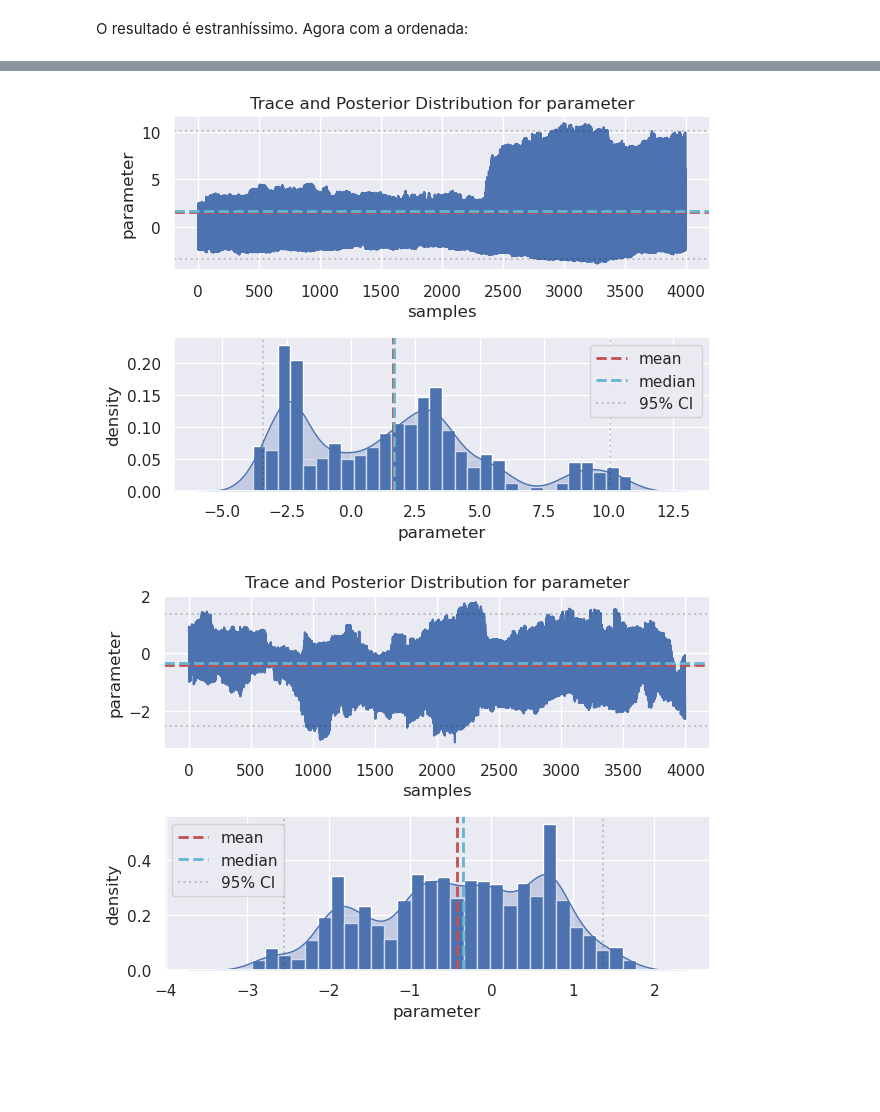
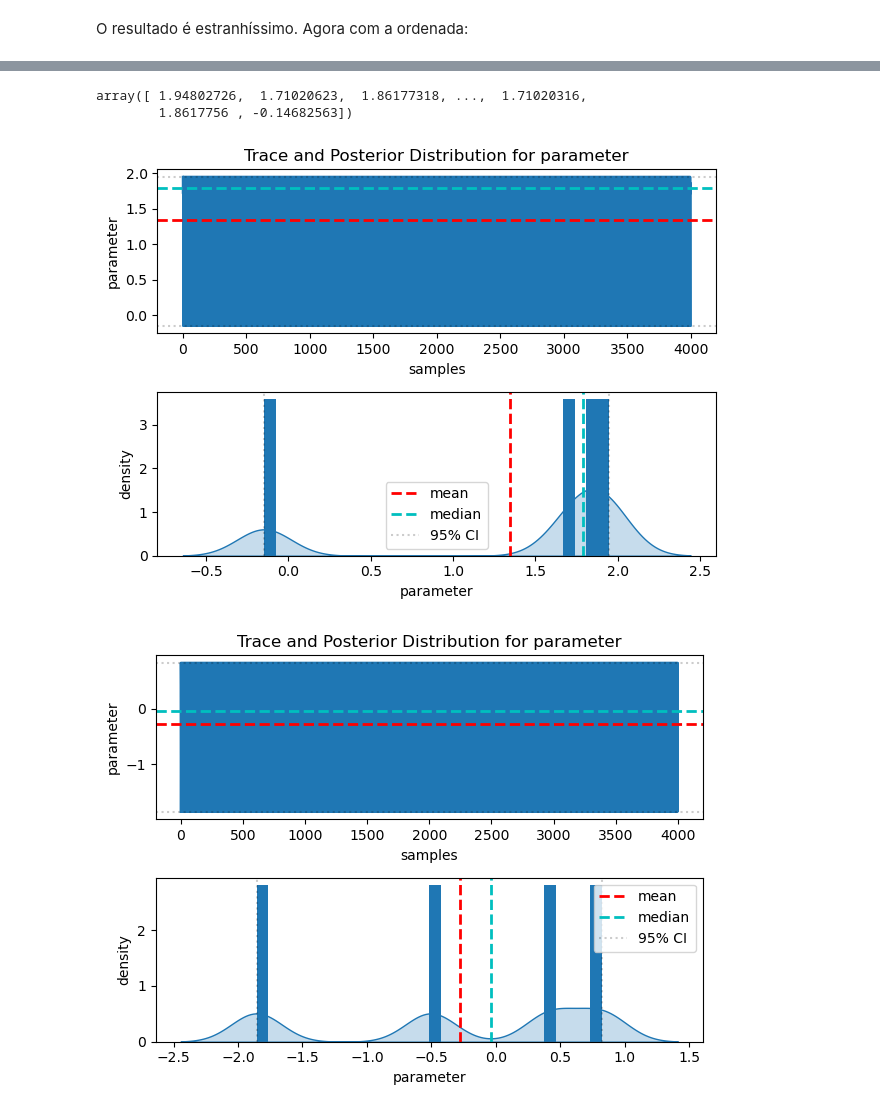
Before and after one commit to LucasWestfal/sensor_analysys, a Jupyter notebook: modelo_1.ipynb, the cells around one changed output, grey strips where cells are left out. Cells and saved outputs as stored; diff of their text form; code cells hidden in the pictures; blank space fills up the shorter version.

```diff
--- a/modelo_1.ipynb
+++ b/modelo_1.ipynb
@@ -272,7 +398,7 @@ model {
     for (i in 1:k){                      // Diffuse normal priors for predictors
         beta[i] ~ normal(0.0, 100);
     }
-    sigma ~ uniform(0, 10);             // Uniform prior for standard deviation
+    sigma ~ uniform(1.007197 - 0.2, 1.007197 + 0.2);             // Uniform prior for standard deviation
 
     y ~ normal(mu2, sigma);              // Likelihood function
 }
@@ -282,13 +408,13 @@ model {
 model = stan.build(stan_code, data)
 
 # perform fit
-fit1 = model.sample(num_chains=4, num_samples=1000)
+fit2 = model.sample(num_chains=4, num_samples=1000)
 
 
 # Output
 nlines = 9                                   # number of lines in screen output
 
-output = str(fit).split('\n')
+output = str(fit2).split('\n')
 for item in output[:nlines]:
     print(item)
 # %% [output]
@@ -317,14 +444,19 @@ Parameters:
 Draws: 4000
+# %%
+a2
+# %% [output]
+array([ 1.94802726,  1.71020623,  1.86177318, ...,  1.71020316,
+        1.8617756 , -0.14682563])
 # %%
-a = fit1["beta"][0].reshape(4000,)
+a2 = fit2["beta"][0].reshape(4000,)
 
-plot_trace(a)
+plot_trace(a2)
 # %% [output]
-[figure, old version]
+[figure, new version]
 # %%
-b = fit1["beta"][2].reshape(4000,)
+b2 = fit2["beta"][2].reshape(4000,)
 
-plot_trace(b)
+plot_trace(b2)
 # %% [output]
-[figure, old version]
+[figure, new version]
 # %%
```
Also changed, not shown: parts of 16 cells of this notebook, 2 other files.
